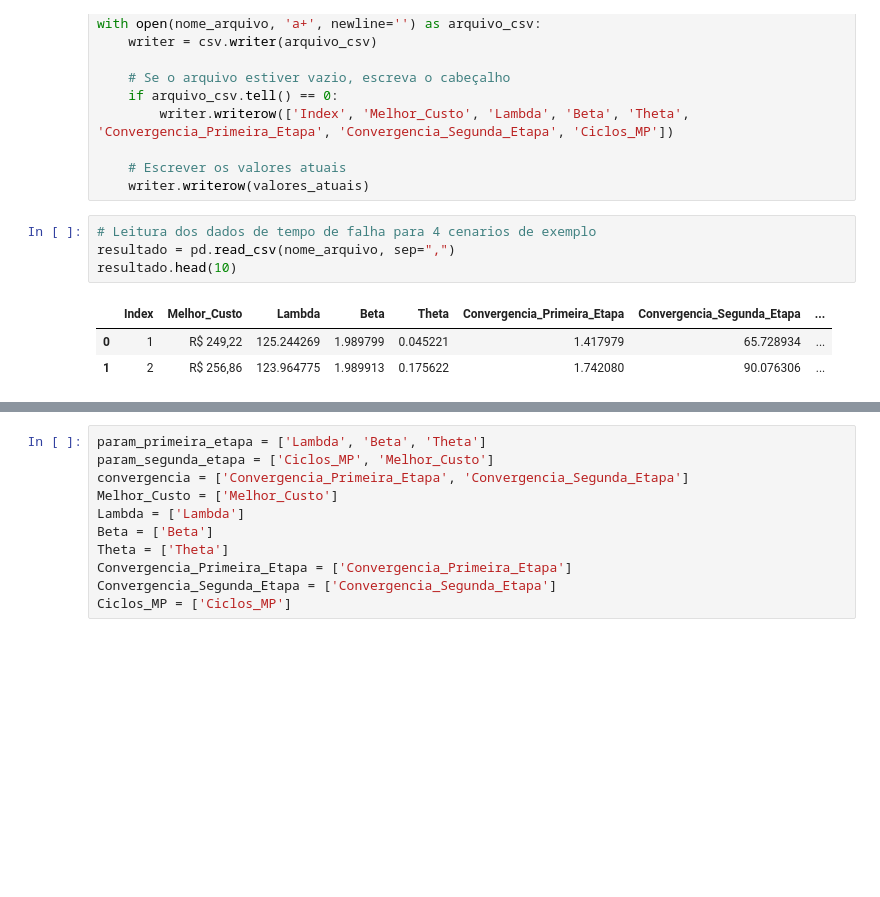
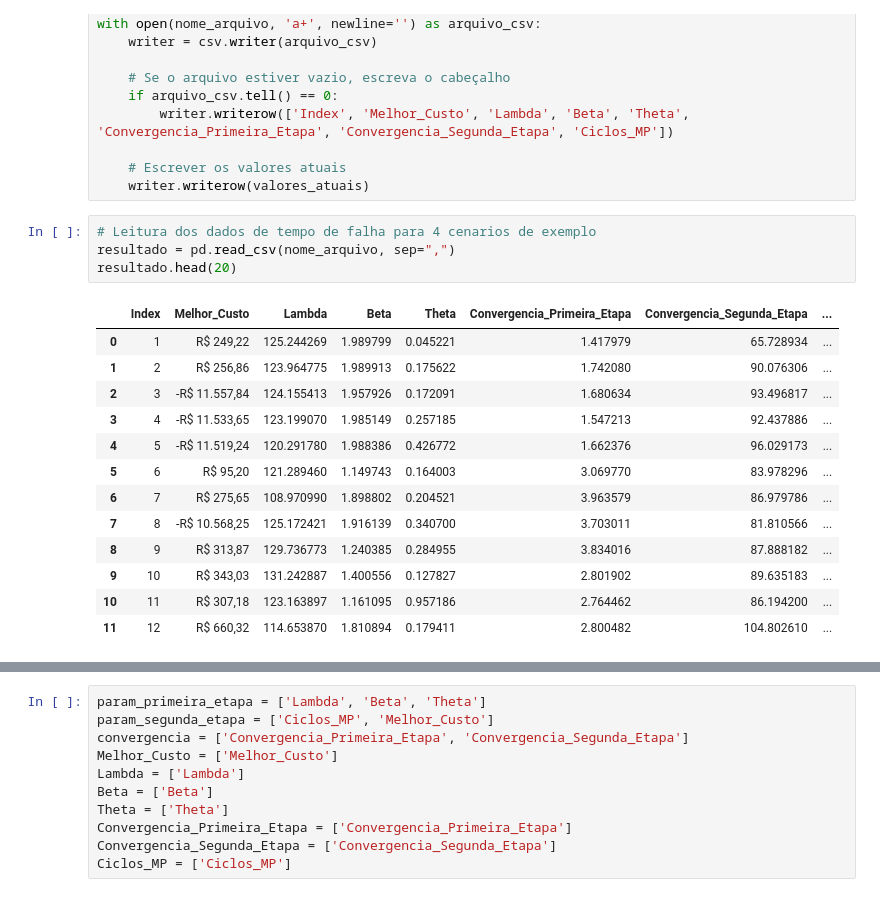
Before and after one commit to uervitonsantos/Otimizacao-Politicaca-Manutencao-Preventiva-Imperfeita, a Jupyter notebook: Otimização_Ag_política_de_manutenção_preventiva_imperfeita_v13.ipynb, the cells around one changed output, grey strips where cells are left out. Cells and saved outputs as stored; diff of their text form; blank space fills up the shorter version.

```diff
--- a/Otimização_Ag_política_de_manutenção_preventiva_imperfeita_v13.ipynb
+++ b/Otimização_Ag_política_de_manutenção_preventiva_imperfeita_v13.ipynb
@@ -694,11 +618,21 @@ with open(nome_arquivo, 'a+', newline='') as arquivo_csv:
 # %%
 # Leitura dos dados de tempo de falha para 4 cenarios de exemplo
 resultado = pd.read_csv(nome_arquivo, sep=",")
-resultado.head(10)
+resultado.head(20)
 # %% [output]
 |  | Index | Melhor_Custo | Lambda | Beta | Theta | Convergencia_Primeira_Etapa | Convergencia_Segunda_Etapa | ... |
 | 0 | 1 | R$ 249,22 | 125.244269 | 1.989799 | 0.045221 | 1.417979 | 65.728934 | ... |
 | 1 | 2 | R$ 256,86 | 123.964775 | 1.989913 | 0.175622 | 1.742080 | 90.076306 | ... |
+| 2 | 3 | -R$ 11.557,84 | 124.155413 | 1.957926 | 0.172091 | 1.680634 | 93.496817 | ... |
+| 3 | 4 | -R$ 11.533,65 | 123.199070 | 1.985149 | 0.257185 | 1.547213 | 92.437886 | ... |
+| 4 | 5 | -R$ 11.519,24 | 120.291780 | 1.988386 | 0.426772 | 1.662376 | 96.029173 | ... |
+| 5 | 6 | R$ 95,20 | 121.289460 | 1.149743 | 0.164003 | 3.069770 | 83.978296 | ... |
+| 6 | 7 | R$ 275,65 | 108.970990 | 1.898802 | 0.204521 | 3.963579 | 86.979786 | ... |
+| 7 | 8 | -R$ 10.568,25 | 125.172421 | 1.916139 | 0.340700 | 3.703011 | 81.810566 | ... |
+| 8 | 9 | R$ 313,87 | 129.736773 | 1.240385 | 0.284955 | 3.834016 | 87.888182 | ... |
+| 9 | 10 | R$ 343,03 | 131.242887 | 1.400556 | 0.127827 | 2.801902 | 89.635183 | ... |
+| 10 | 11 | R$ 307,18 | 123.163897 | 1.161095 | 0.957186 | 2.764462 | 86.194200 | ... |
+| 11 | 12 | R$ 660,32 | 114.653870 | 1.810894 | 0.179411 | 2.800482 | 104.802610 | ... |
 # %%
 resultado.info()
 # %% [output]
```
Also changed, not shown: parts of 21 cells of this notebook.
